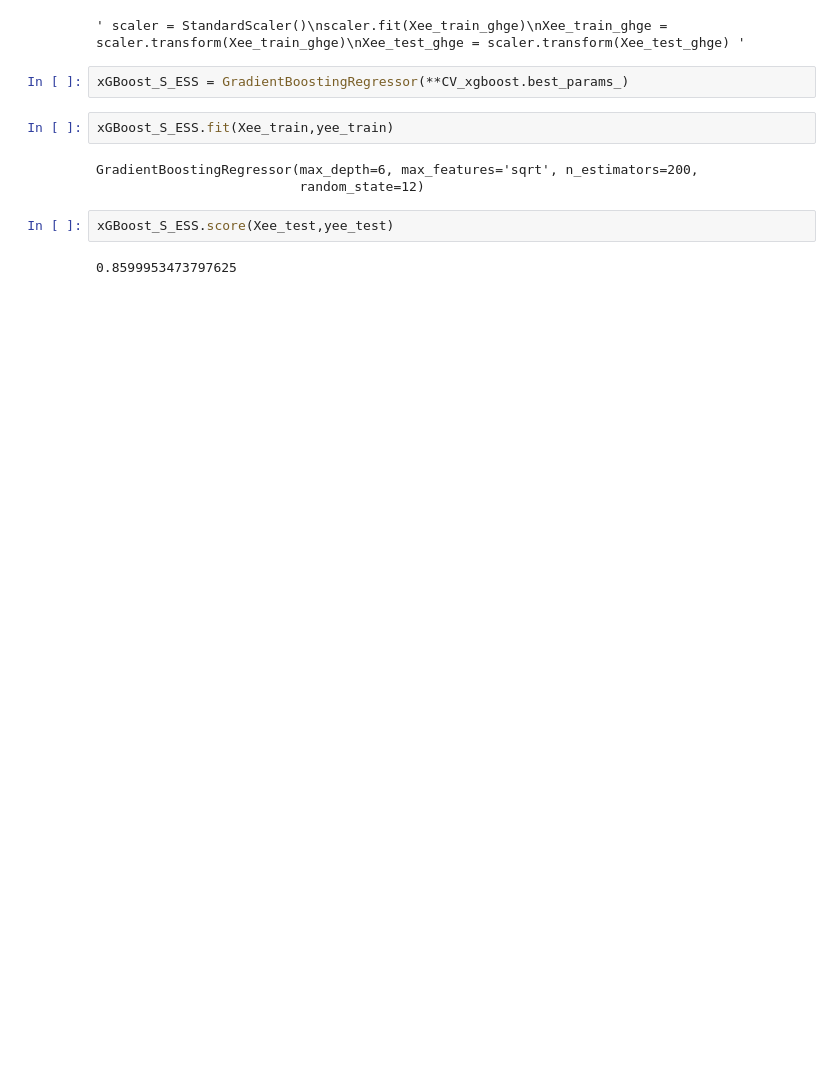
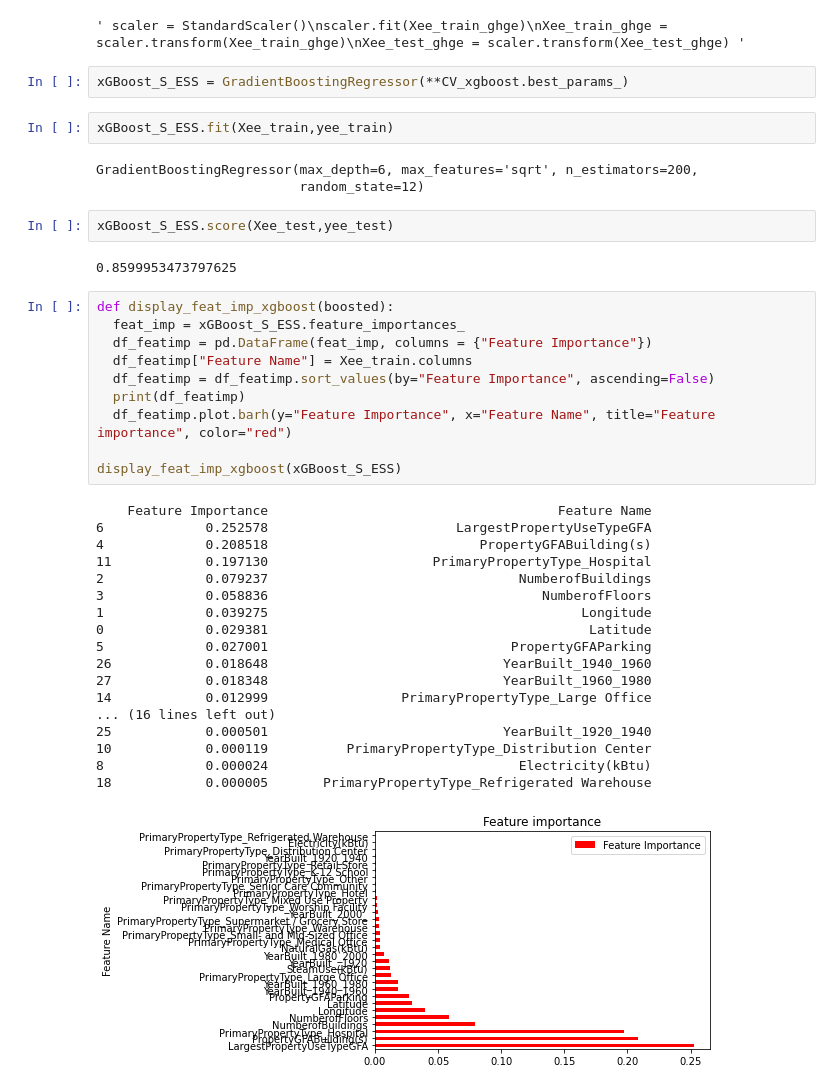
Before and after one commit to azioba/Notebook, a Jupyter notebook: Projet_4 - GHGE.ipynb, the cells around one changed output. Drawn from its saved outputs; the diff is of its cells as text; blank space fills up the shorter version.

```diff
--- a/Projet_4 - GHGE.ipynb
+++ b/Projet_4 - GHGE.ipynb
@@ -621,3 +638,32 @@ GradientBoostingRegressor(max_depth=6, max_features='sqrt', n_estimators=200,
 xGBoost_S_ESS.score(Xee_test,yee_test)
 # %% [output]
 0.8599953473797625
+# %%
+def display_feat_imp_xgboost(boosted):
+  feat_imp = xGBoost_S_ESS.feature_importances_
+  df_featimp = pd.DataFrame(feat_imp, columns = {"Feature Importance"})
+  df_featimp["Feature Name"] = Xee_train.columns
+  df_featimp = df_featimp.sort_values(by="Feature Importance", ascending=False)
+  print(df_featimp)
+  df_featimp.plot.barh(y="Feature Importance", x="Feature Name", title="Feature importance", color="red")
+
+display_feat_imp_xgboost(xGBoost_S_ESS)
+# %% [output]
+    Feature Importance                                     Feature Name
+6             0.252578                        LargestPropertyUseTypeGFA
+4             0.208518                           PropertyGFABuilding(s)
+11            0.197130                     PrimaryPropertyType_Hospital
+2             0.079237                                NumberofBuildings
+3             0.058836                                   NumberofFloors
+1             0.039275                                        Longitude
+0             0.029381                                         Latitude
+5             0.027001                               PropertyGFAParking
+26            0.018648                              YearBuilt_1940_1960
+27            0.018348                              YearBuilt_1960_1980
+14            0.012999                 PrimaryPropertyType_Large Office
+... (16 lines left out)
+25            0.000501                              YearBuilt_1920_1940
+10            0.000119          PrimaryPropertyType_Distribution Center
+8             0.000024                                Electricity(kBtu)
+18            0.000005       PrimaryPropertyType_Refrigerated Warehouse
+[figure, added]
```
Also changed, not shown: parts of 1 cell of this notebook, 1 other file.
